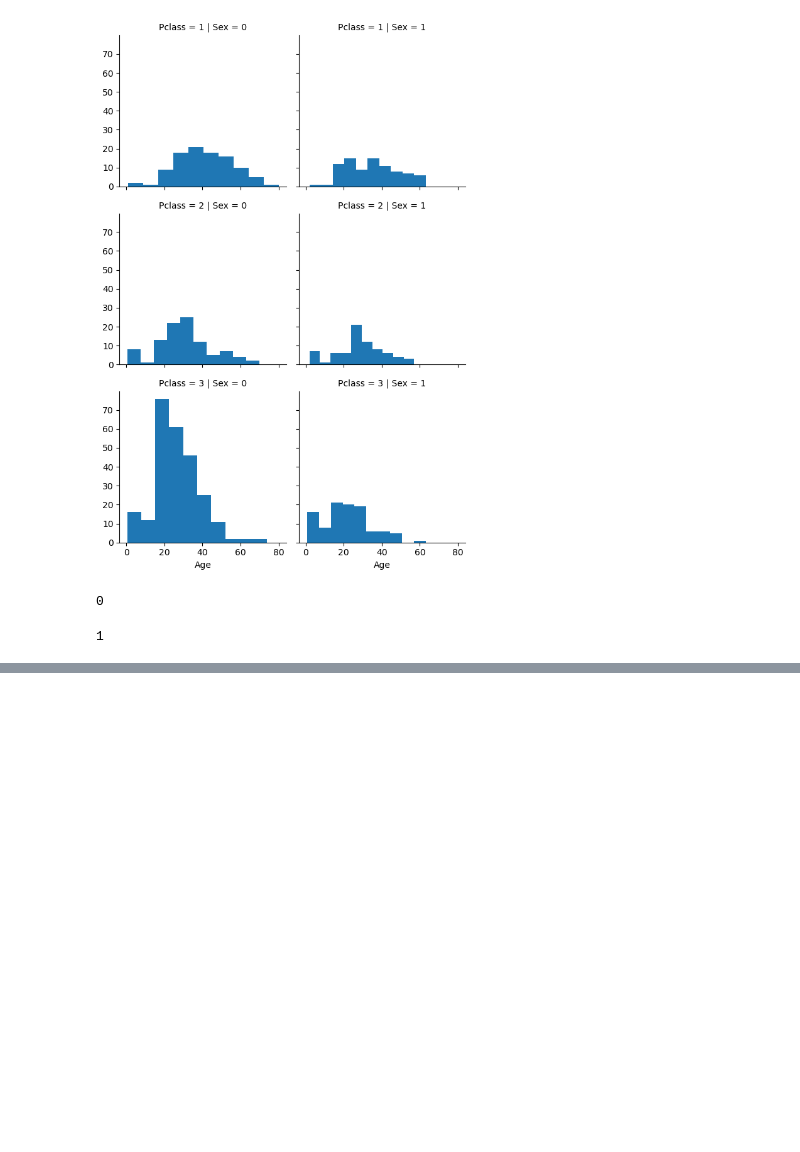
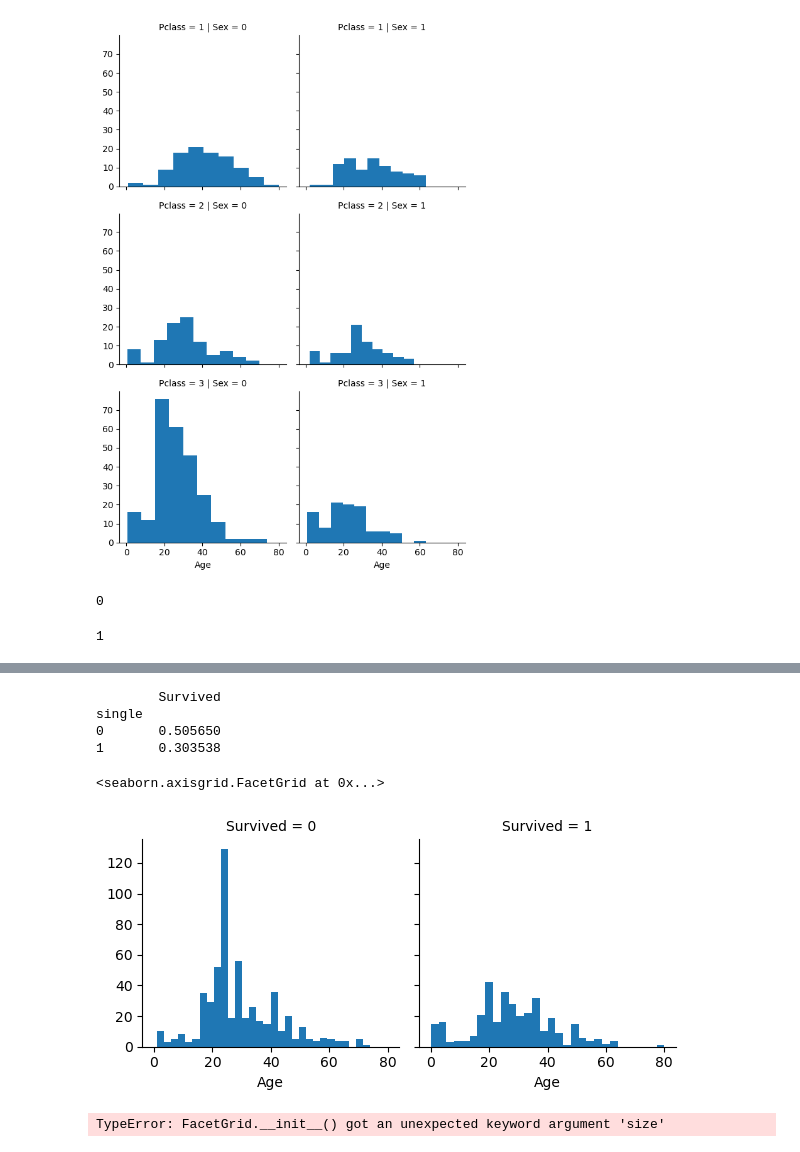
Before and after one commit to wxhnewStar/LearningNoteBook, a Jupyter notebook: Python/Learn_python_yuanweihua/code/practice_dir/process_data.ipynb, the cells around one changed output, grey strips where cells are left out. Saved outputs shown, nothing was run; the diff lists cells and outputs as text; code cells hidden in the pictures; blank space fills up the shorter version.

Commit message:
update: continue explore titanic data

```diff
--- a/Python/Learn_python_yuanweihua/code/practice_dir/process_data.ipynb
+++ b/Python/Learn_python_yuanweihua/code/practice_dir/process_data.ipynb
@@ -222,0 +332,6 @@ memory usage: 29.5+ KB
+# %%
+# 将 SibSp 和 Parch 合并为一个新的特征 FamilySize，并统计不同家庭人员数量的生存率
+train_df['Family'] = train_df['SibSp'] + train_df['Parch'] + 1 # +1 表示加上自己
+test_df['Family'] = test_df['SibSp'] + test_df['Parch'] + 1
+
+print(pd.pivot_table(train_df[['Survived', 'Family']], index = ['Family'], aggfunc=np.mean)) # train_df[['Survived', 'Family']] 是一个 DataFrame
@@ -222,0 +350,41 @@ memory usage: 29.5+ KB
+# %%
+# 统计一下独自旅行的人的生存率
+train_df['single'] = 0
+train_df.loc[train_df['Family'] == 1, 'single'] = 1  # loc 的第一个参数是行，可以传入一个布尔值的 Series，表示选取满足条件的行；第二个参数是列，可以传入一个列表名，表示选取指定的列
+
+test_df['single'] = 0
+test_df.loc[test_df['Family'] == 1, 'single'] = 1
+
+print(pd.pivot_table(train_df[['Survived', 'single']], index=['single'], aggfunc=np.mean))
+
+# 可以看出独自旅行的人的生存率较低
+# %% [output]
+        Survived
+single
+0       0.505650
+1       0.303538
+# %%
+# 接下来通过视觉图表的方式进行观察。
+# 首先，统计不同年龄层的幸存者数量
+g = sns.FacetGrid(train_df, col = 'Survived')
+g.map(plt.hist, 'Age', bins = 30)
+
+# 从结果来看：
+# 1. 较年轻的族群生存率高
+# 2. 年纪越大，生存率越低
+# 3. 超过 80 岁的老人全部生存
+# %% [output]
+<seaborn.axisgrid.FacetGrid at 0x...>
+[figure, added]
+# %%
+# 看看 不同年龄层，和不同 Pclass 的生存率
+
+g = sns.FacetGrid(train_df, col = 'Survived', row = 'Pclass', aspect = 1.6)
+g.map(plt.hist, 'Age', alpha = 1 , bins = 30) # alpha 表示透明度
+g.add_legend()
+
+# 1. 小孩大部分分布在 Pclass =1，且生存率高
+# 2. 大部分人在 pclass = 3，且生存率低
+# 3. 在 Pclass = 1 的人生存率较高
+# %% [output]
+TypeError: FacetGrid.__init__() got an unexpected keyword argument 'size'
```
Also changed, not shown: parts of 9 cells of this notebook.
